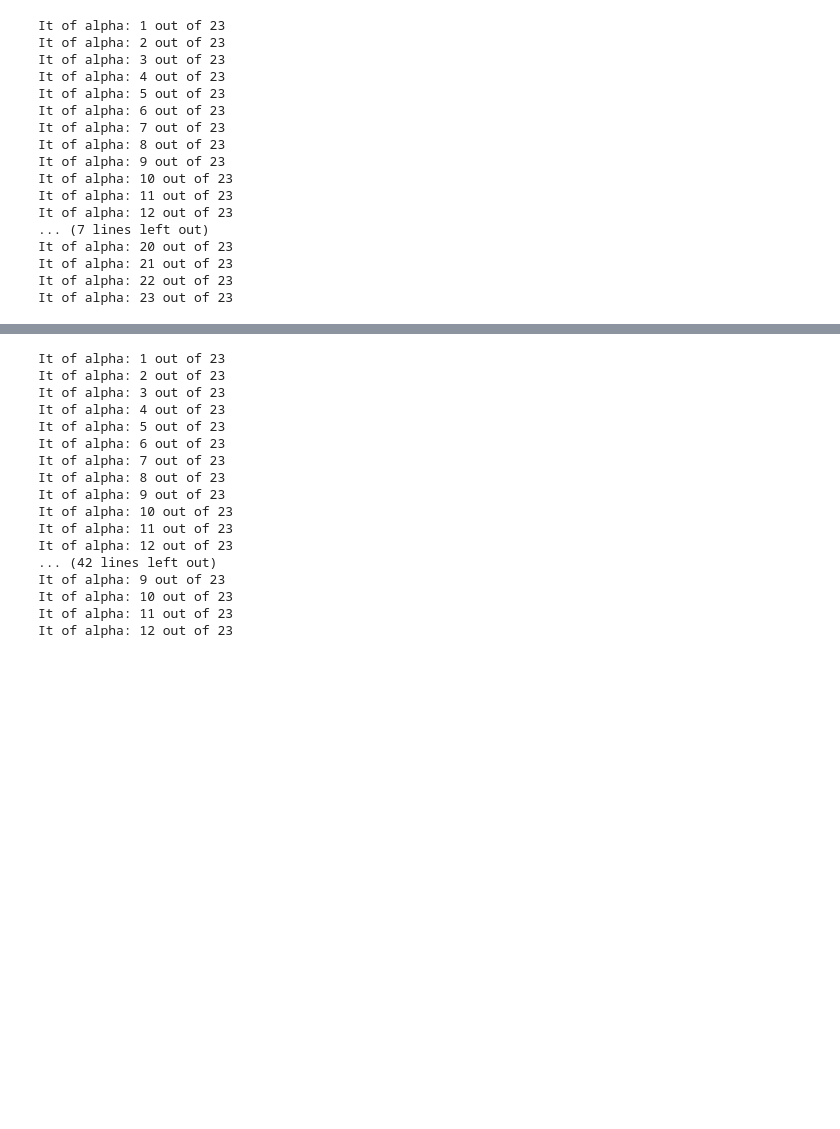
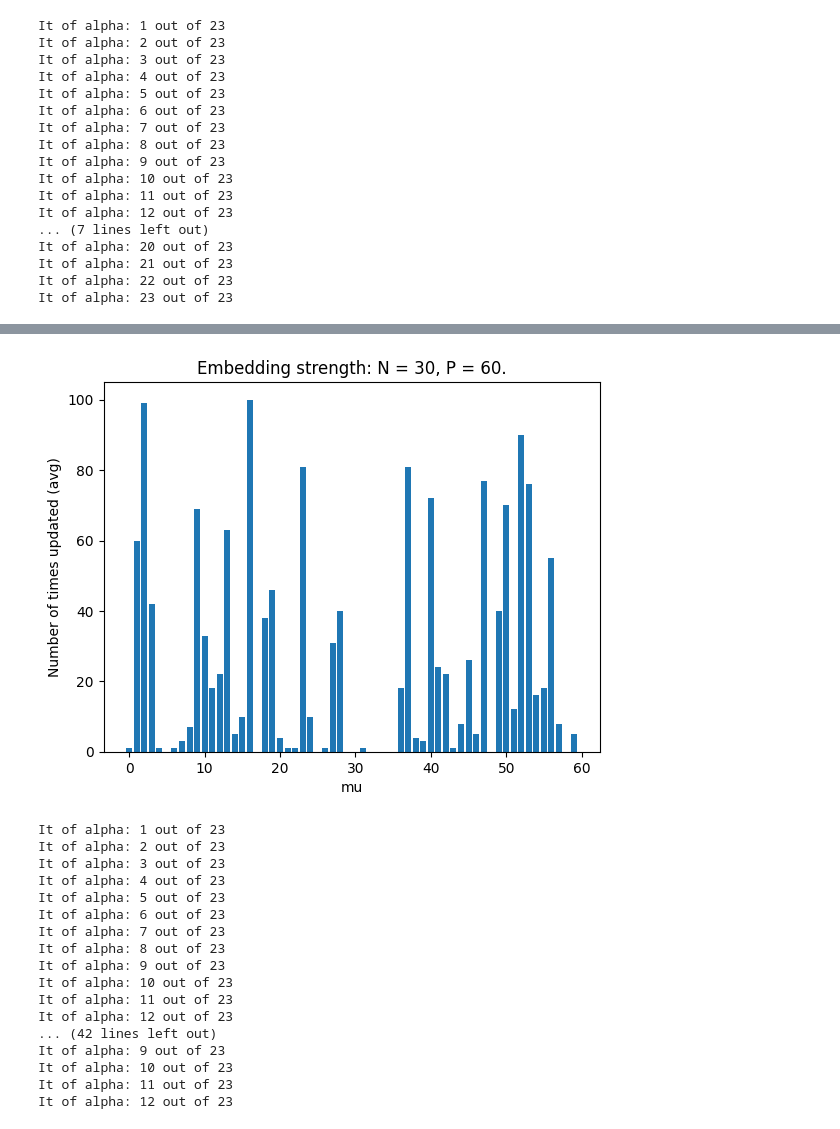
Before and after one commit to SaraIglesiasSN/A1-Perceptron-Training-NNCI-, a Jupyter notebook: A1_Perceptron_Training.ipynb, the cells around one changed output, grey strips where cells are left out. Saved outputs shown, nothing was run; the diff lists cells and outputs as text; code cells hidden in the pictures; blank space fills up the shorter version.

Commit message:
added bonus embedding strengths"

```diff
--- a/A1_Perceptron_Training.ipynb
+++ b/A1_Perceptron_Training.ipynb
@@ -203,4 +207,29 @@ It of alpha: 5 out of 10
 KeyboardInterrupt:
+# %%
+## Bonus Embedding Strengths
+P = 60
+N = 30
+
+n_D = 1  # you only do one experiment cause I doesnt make sense to sum xx from several
+n_max = 100      # max number of epochs
+
+def do_experiment_emb(P, N, n_D, n_max, c_threshold=0.0):
+    D = datasets(N, P) # new generated dataset
+    ww, xx, nn, ss = Ros_alg(N, P, D, n_max, c_threshold=c_threshold)    #I think I dont need w for anything
+    return xx
+
+embedding_strengths= do_experiment_emb(P, N, n_D, n_max, c_threshold=0.0)
+# %%
+bins = np.arange(0, P, 1)
+plt.bar(bins, embedding_strengths)
+plt.title("Embedding strength: N = {}, P = {}.".format(N,P))
+plt.ylabel('Number of times updated (avg)')
+plt.xlabel('mu')
+plt.show()
+
+# we need to comment that so many are not used
+# %% [output]
+[figure, added]
 # %%
 ## Bonus: Consider a non-zero value of c
 
```
Also changed, not shown: parts of 3 cells of this notebook, 2 other files.
